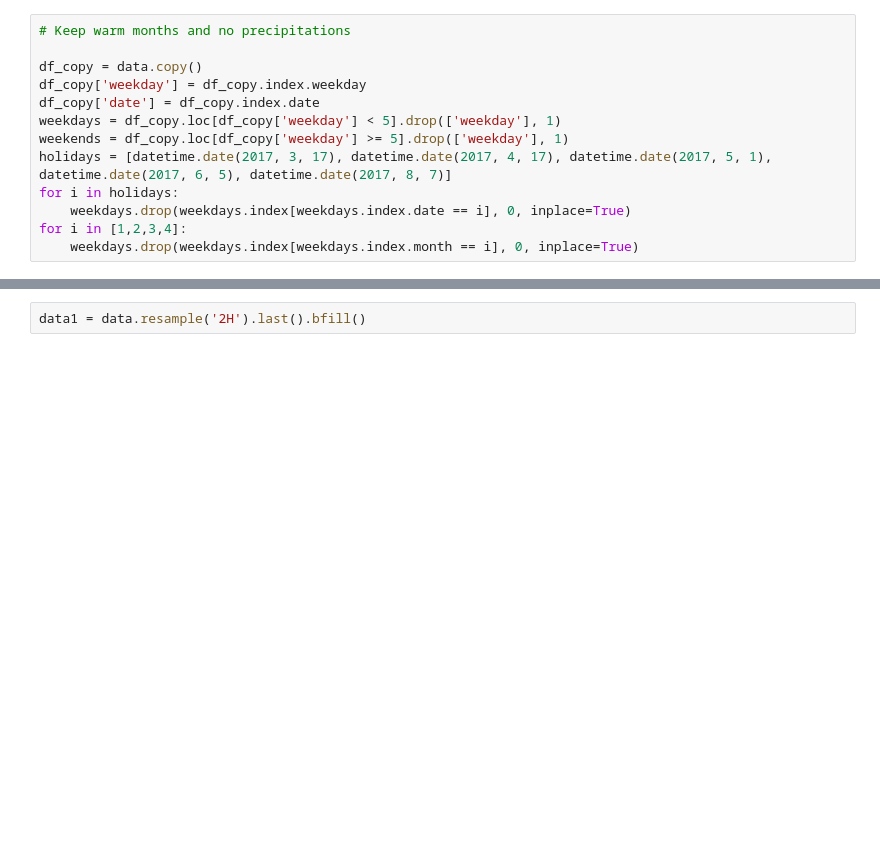
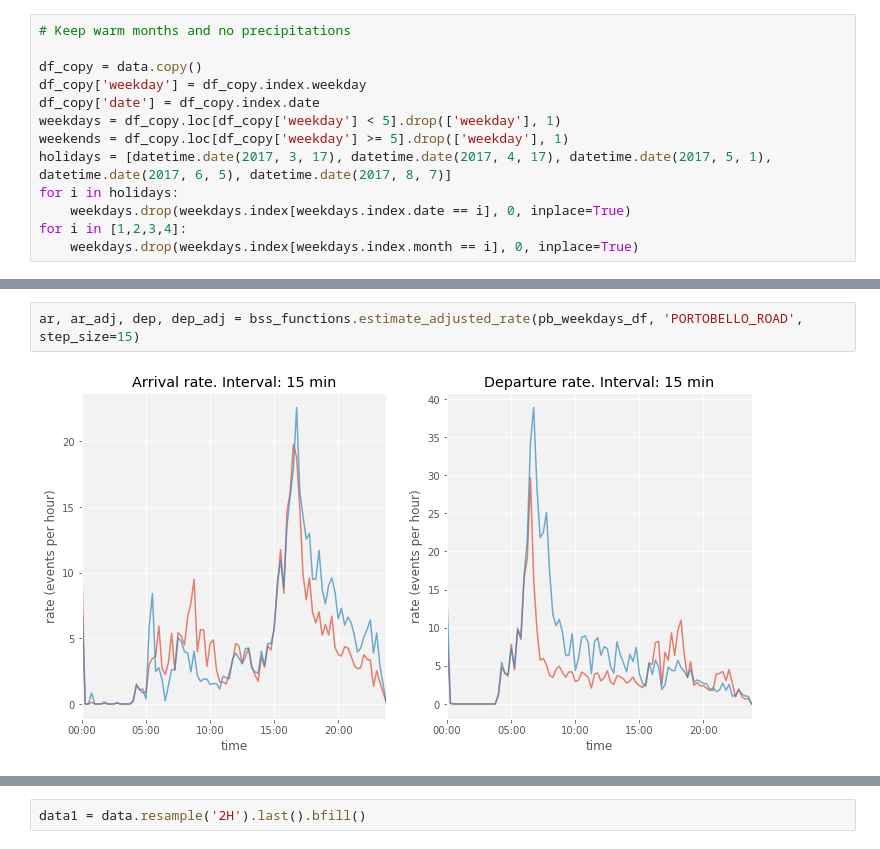
Before and after one commit to msgolovina/bss_project, a Jupyter notebook: working_file.ipynb, the cells around one changed output, grey strips where cells are left out. Drawn from its saved outputs; the diff is of its cells as text; blank space fills up the shorter version.

```diff
--- a/working_file.ipynb
+++ b/working_file.ipynb
@@ -636,0 +388,4 @@ figure.savefig('min60d.png');
+# %%
+ar, ar_adj, dep, dep_adj = bss_functions.estimate_adjusted_rate(pb_weekdays_df, 'PORTOBELLO_ROAD', step_size=15)
+# %% [output]
+[figure, added]
```
Also changed, not shown: parts of 17 cells of this notebook, 2 other files.
